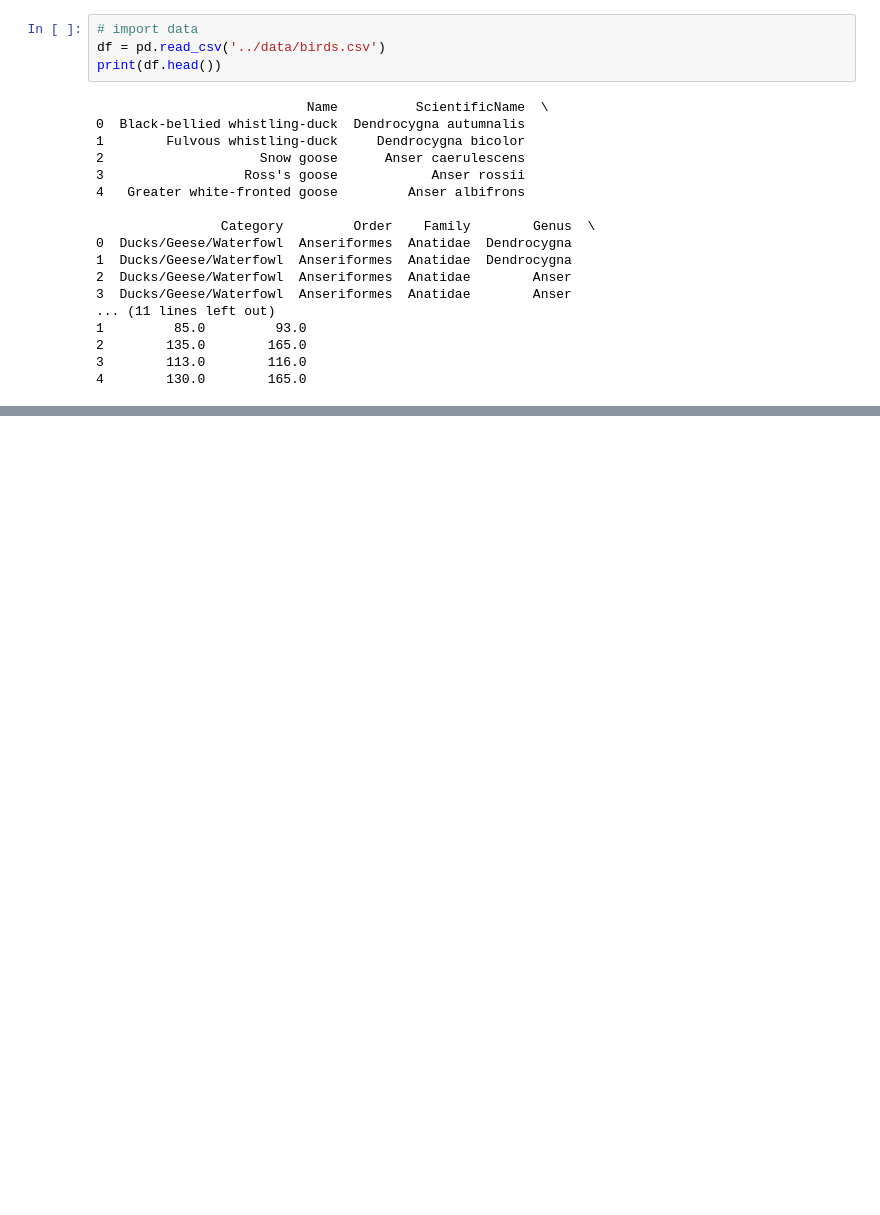
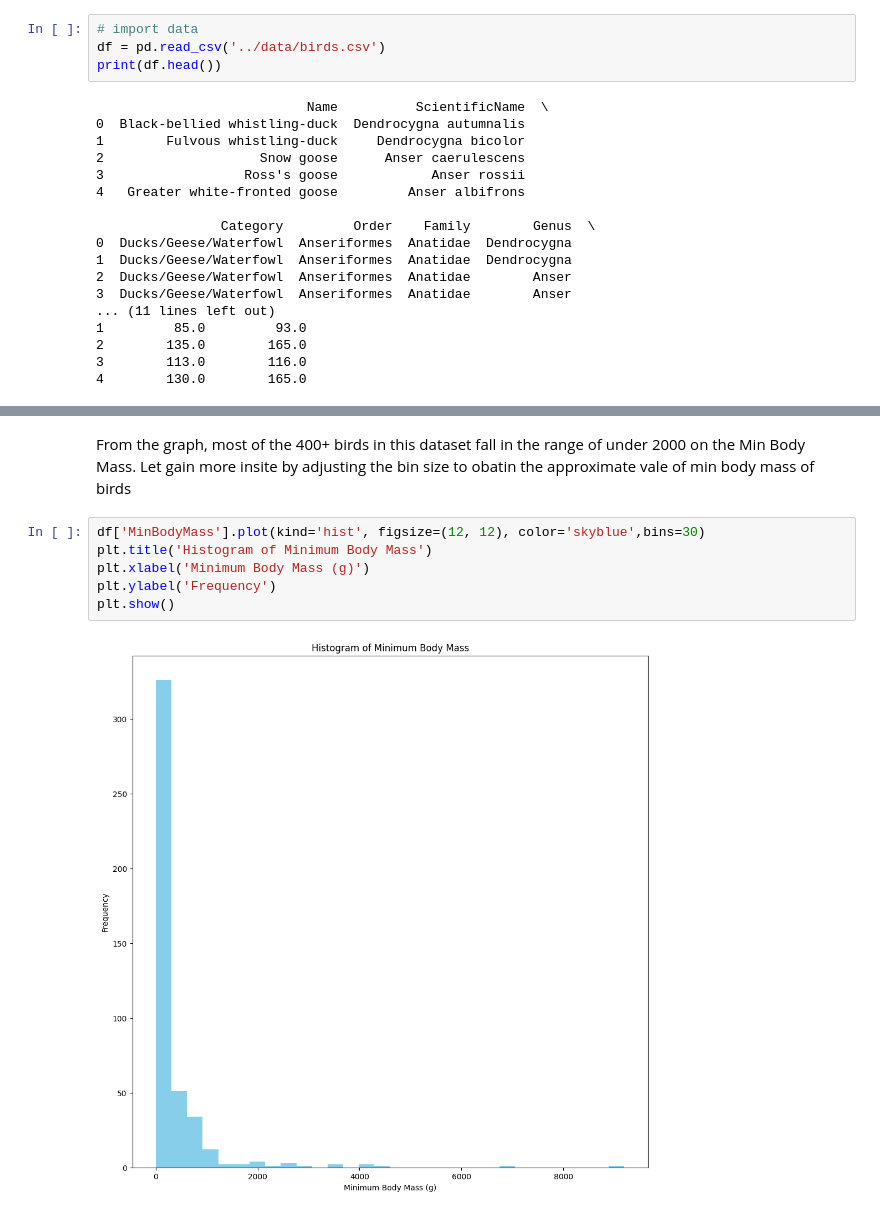
Before and after one commit to alhajisesay-a/ArewaDS_Machine_Learning_Assignment, a Jupyter notebook: WEEK2 Visualizing_data/02 Visualizing distrubition/Solution.ipynb, the cells around one changed output, grey strips where cells are left out. Saved outputs shown, nothing was run; the diff lists cells and outputs as text; blank space fills up the shorter version.

```diff
--- a/WEEK2 Visualizing_data/02 Visualizing distrubition/Solution.ipynb
+++ b/WEEK2 Visualizing_data/02 Visualizing distrubition/Solution.ipynb
@@ -39,0 +48,10 @@ plt.show()
+# %% [markdown]
+From the graph, most of the 400+ birds in this dataset fall in the range of under 2000 on the Min Body Mass. Let gain more insite by adjusting the bin size to obatin the approximate vale of min body mass of birds
+# %%
+df['MinBodyMass'].plot(kind='hist', figsize=(12, 12), color='skyblue',bins=30)
+plt.title('Histogram of Minimum Body Mass')
+plt.xlabel('Minimum Body Mass (g)')
+plt.ylabel('Frequency')
+plt.show()
+# %% [output]
+[figure, added]
```
Also changed, not shown: parts of 28 cells of this notebook.
